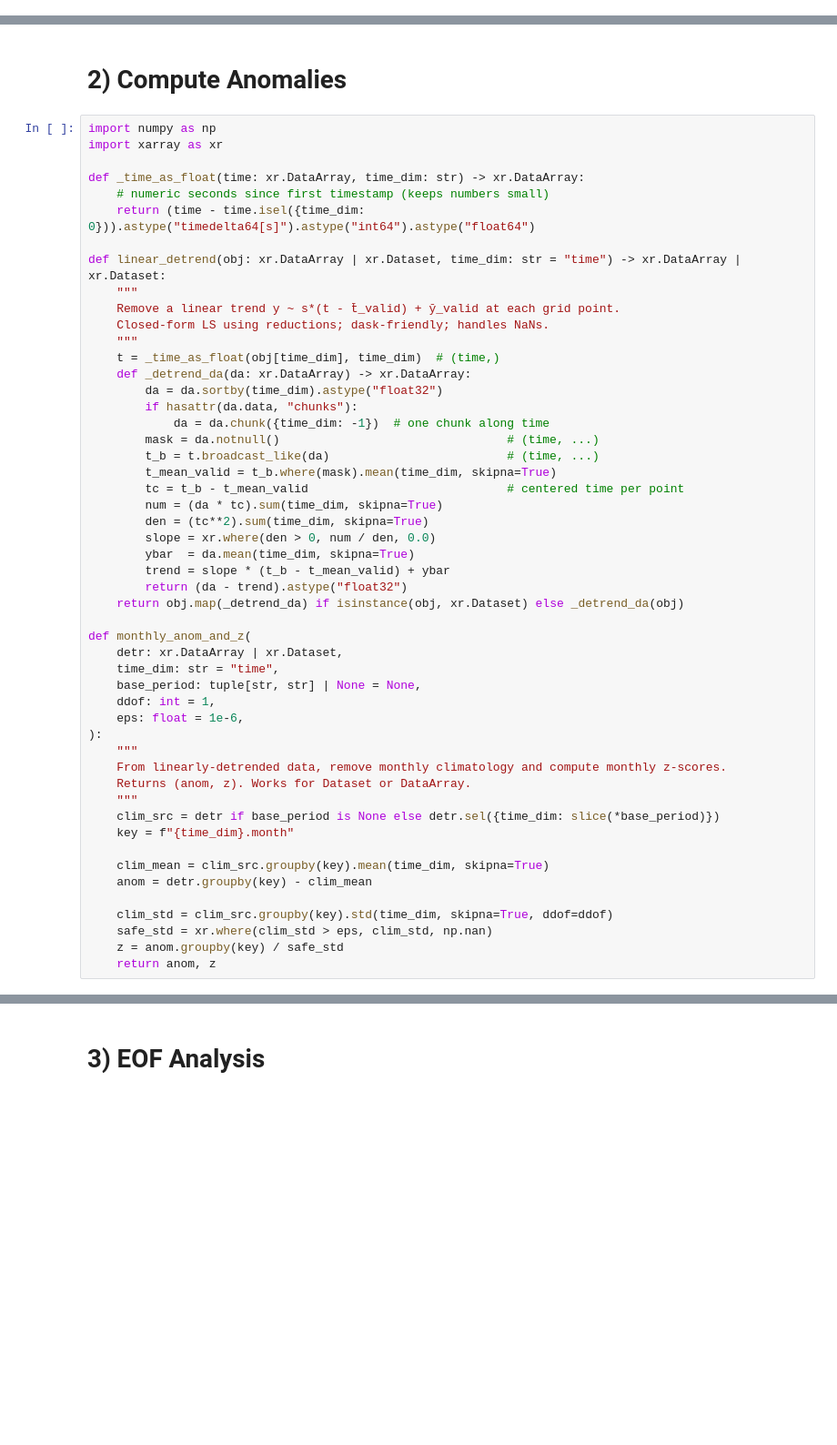
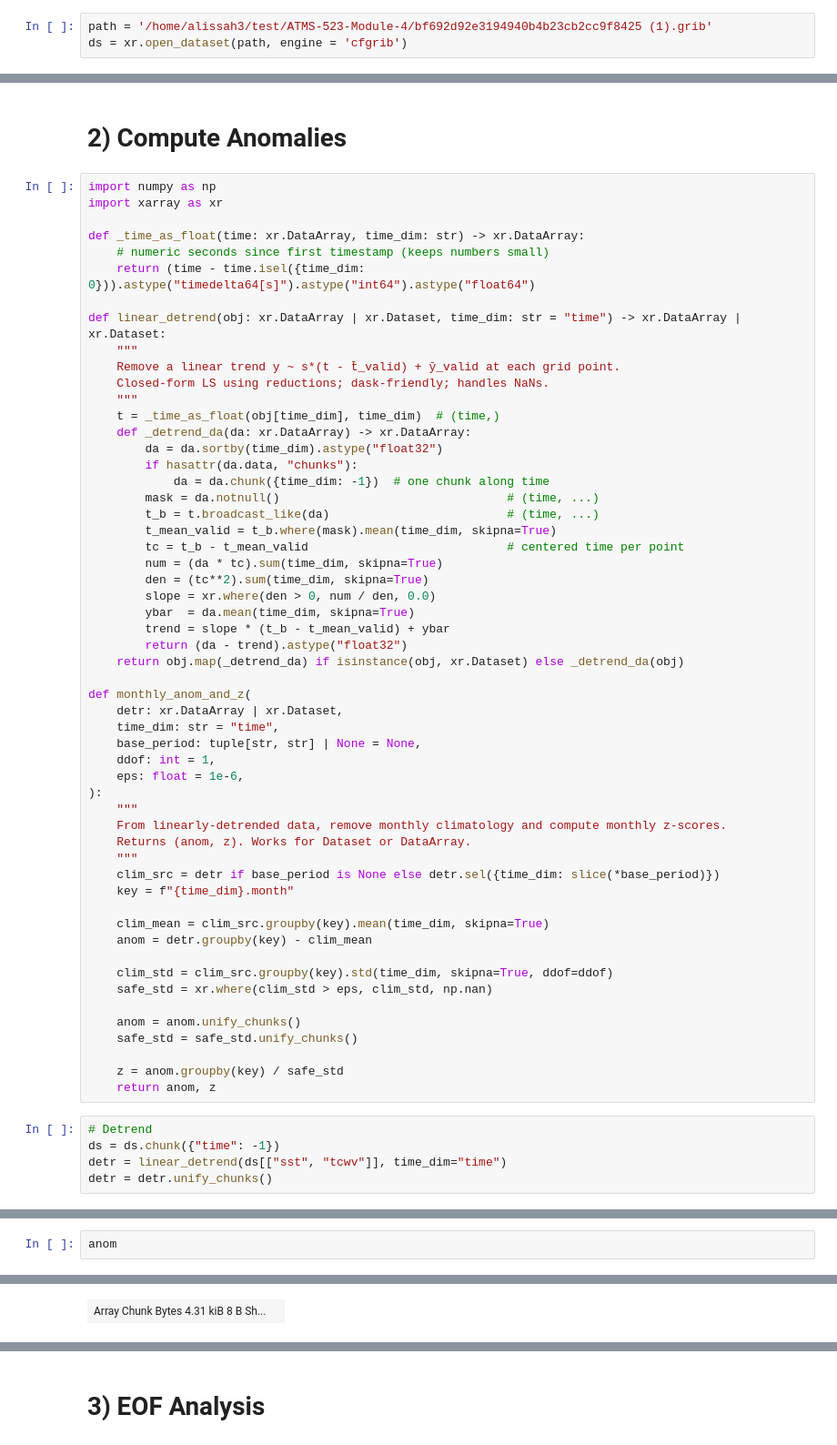
Before and after one commit to alyhall09/ATMS-523-Module-4, a Jupyter notebook: Module4HW.ipynb, the cells around one changed output, grey strips where cells are left out. Shown at 91% size. Drawn from its saved outputs; the diff is of its cells as text; blank space fills up the shorter version.

```diff
--- a/Module4HW.ipynb
+++ b/Module4HW.ipynb
@@ -6,0 +71,3 @@
+# %%
+path = '/home/alissah3/test/ATMS-523-Module-4/bf692d92e3194940b4b23cb2cc9f8425 (1).grib'
+ds = xr.open_dataset(path, engine = 'cfgrib')
@@ -55,5 +144,14 @@ def monthly_anom_and_z(
 
     clim_std = clim_src.groupby(key).std(time_dim, skipna=True, ddof=ddof)
     safe_std = xr.where(clim_std > eps, clim_std, np.nan)
+
+    anom = anom.unify_chunks()
+    safe_std = safe_std.unify_chunks()
+
     z = anom.groupby(key) / safe_std
     return anom, z
+# %%
+# Detrend
+ds = ds.chunk({"time": -1})
+detr = linear_detrend(ds[["sst", "tcwv"]], time_dim="time")
+detr = detr.unify_chunks()
@@ -59,0 +161,3 @@ def monthly_anom_and_z(
+# %%
+anom
+# %% [output]
@@ -59,0 +181 @@ def monthly_anom_and_z(
+| Array Chunk Bytes 4.31 kiB 8 B Sh... |  |
```
Also changed, not shown: parts of 19 cells of this notebook.
